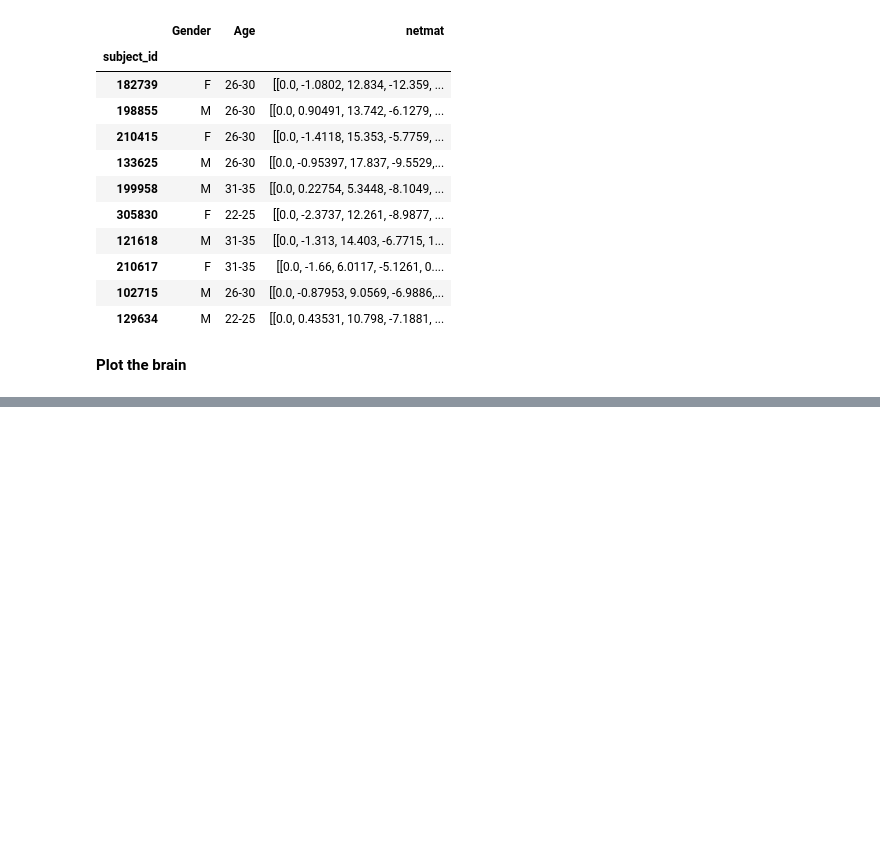
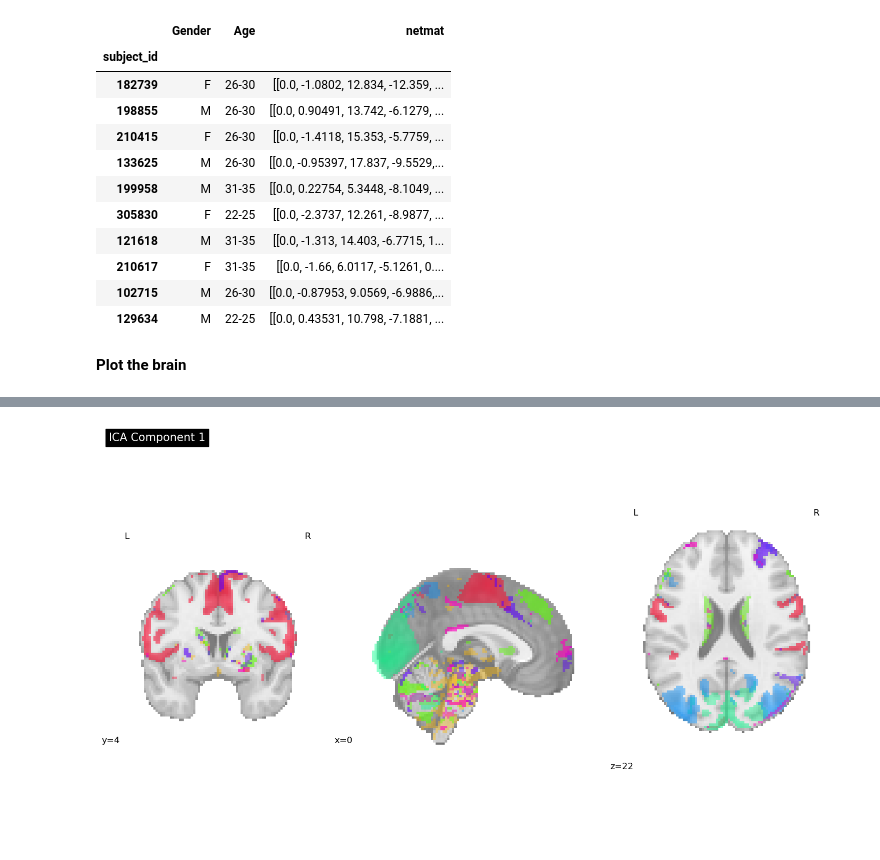
Before and after one commit to AndrewCheng02/DSC180B-Capstone-ProjectA09, a Jupyter notebook: Notebooks/Application/Andrew_Analysis.ipynb, the cells around one changed output, grey strips where cells are left out. Cells and saved outputs as stored; diff of their text form; code cells hidden in the pictures; blank space fills up the shorter version.

```diff
--- a/Notebooks/Application/Andrew_Analysis.ipynb
+++ b/Notebooks/Application/Andrew_Analysis.ipynb
@@ -209,0 +287,5 @@ plotting.plot_stat_map(component_img, mean_img, title='MELODIC Spatial Maps')
+# %%
+# Plot the regions of the first ICA component
+cp.plot_component(ica_second_comp, masker = masker, atlas = melodic_img, title = "ICA Component 1", threshold = 1.4)
+# %% [output]
+[figure, added]
```
Also changed, not shown: parts of 9 cells of this notebook, 1 other file.
